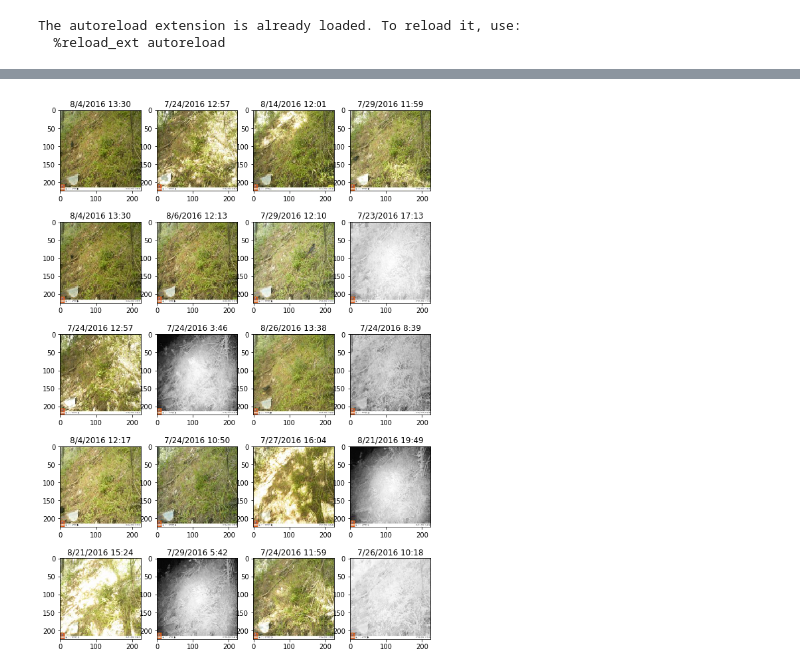
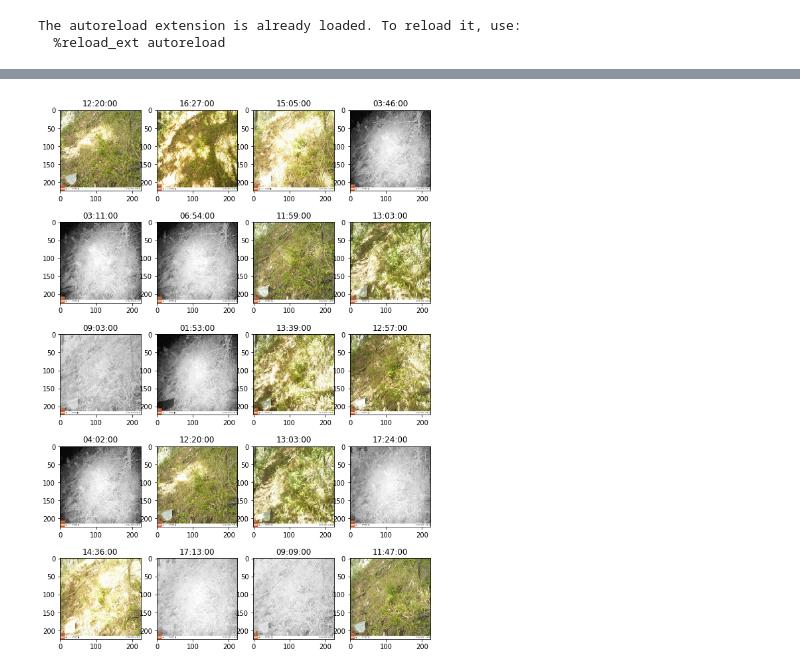
Before and after one commit to bhuvi3/camera_trap_animal_classification, a Jupyter notebook: code/background_detection_analysis.ipynb, the cells around one changed output, grey strips where cells are left out. Saved outputs shown, nothing was run; the diff lists cells and outputs as text; code cells hidden in the pictures.

Commit message:
Median image attempt

```diff
--- a/code/background_detection_analysis.ipynb
+++ b/code/background_detection_analysis.ipynb
@@ -24,7 +25,10 @@ dataset_file.head()
 | 2 | 17 | image1 | 180516121622001a1602.JPG | BIRD | 001a | 5/18/2016 12:16 | 160 | 3 | ... |
 | 3 | 18 | image1 | 260416120224001a1601.JPG | BIRD | 001a | 4/26/2016 12:02 | 160 | 3 | ... |
 | 4 | 20 | image1 | 160516023810001a1606.JPG | CAT | 001a | 5/16/2016 2:38 | 160 | 3 | ... |
+# %%
+dataset_file['time'] = pd.to_datetime(dataset_file.date).dt.time
 # %%
 train_subset = dataset_file[dataset_file.set == 'train']
+background_subset = train_subset[train_subset.has_animal == 0]
 # %%
-cam_loc_1 = train_subset[((train_subset.camera == '111') & (train_subset.site=='001a'))]
+cam_loc_1 = background_subset[((background_subset.camera == '111') & (background_subset.site=='001a'))]
@@ -31,8 +51,8 @@ cam_loc_1 = train_subset[((train_subset.camera == '111') & (train_subset.site=='
 # %%
 plt.figure(figsize=(10, 15))
 for idx, filename in cam_loc_1.sample(20).reset_index(drop=True).iterrows():
     ax = plt.subplot(5, 4, idx + 1)
     plt.imshow(imread(os.path.join('../data/images/images-resized', filename.file)))
-    plt.title(filename.date)
+    plt.title(filename.time)
 # %% [output]
-[figure, old version]
+[figure, new version]
```
Also changed, not shown: parts of 7 cells of this notebook.
